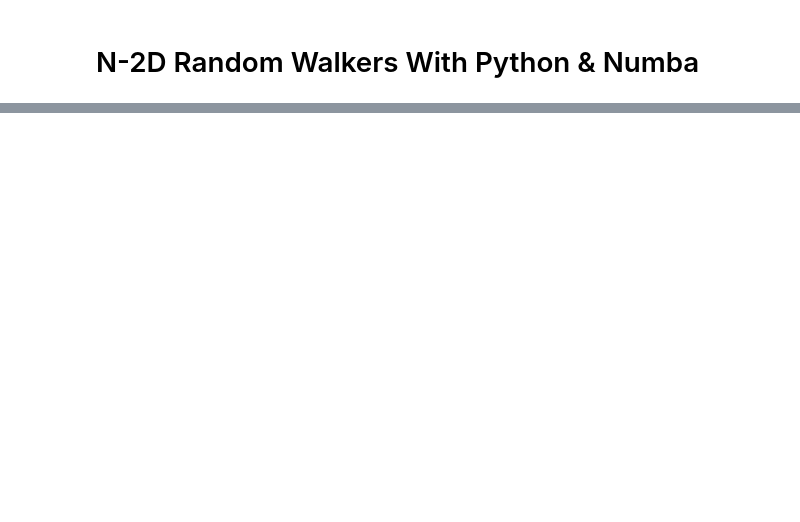
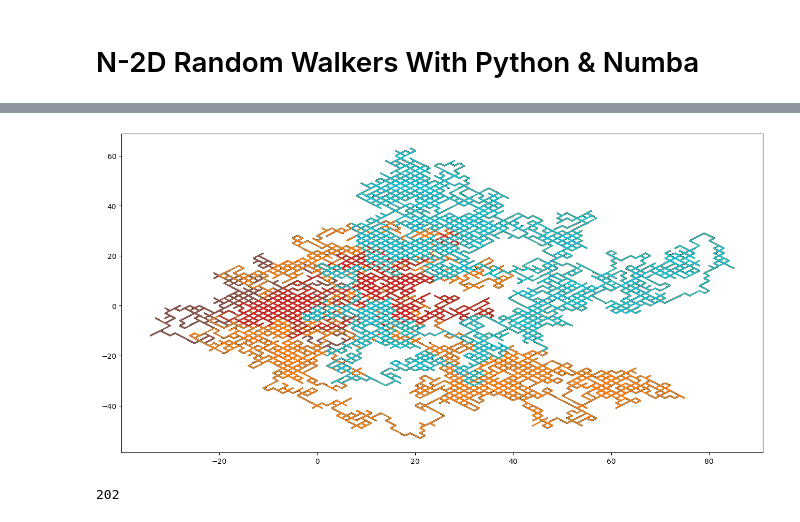
Before and after one commit to TheLightBringer616/Canal-Youtube, a Jupyter notebook: Otros/2D_RandomWalkers.ipynb, the cells around one changed output, grey strips where cells are left out. Saved outputs shown, nothing was run; the diff lists cells and outputs as text; code cells hidden in the pictures; blank space fills up the shorter version.

```diff
--- a/Otros/2D_RandomWalkers.ipynb
+++ b/Otros/2D_RandomWalkers.ipynb
@@ -135,0 +182,13 @@ plt.show()
+# %%
+walkers = 1e4
+steps = 5e3
+random_walk, steps_to_reach_zero = random_walker_2d(walkers, steps)
+# %%
+plt.figure(figsize = (16, 8))
+
+for i in range(int(walkers)):
+    plt.plot(random_walk[i][0], random_walk[i][1])
+
+plt.show()
+# %% [output]
+[figure, added]
@@ -135,0 +202,4 @@ plt.show()
+# %%
+int(np.mean(steps_to_reach_zero))
+# %% [output]
+202
```
Also changed, not shown: parts of 12 cells of this notebook, 5 other files.
